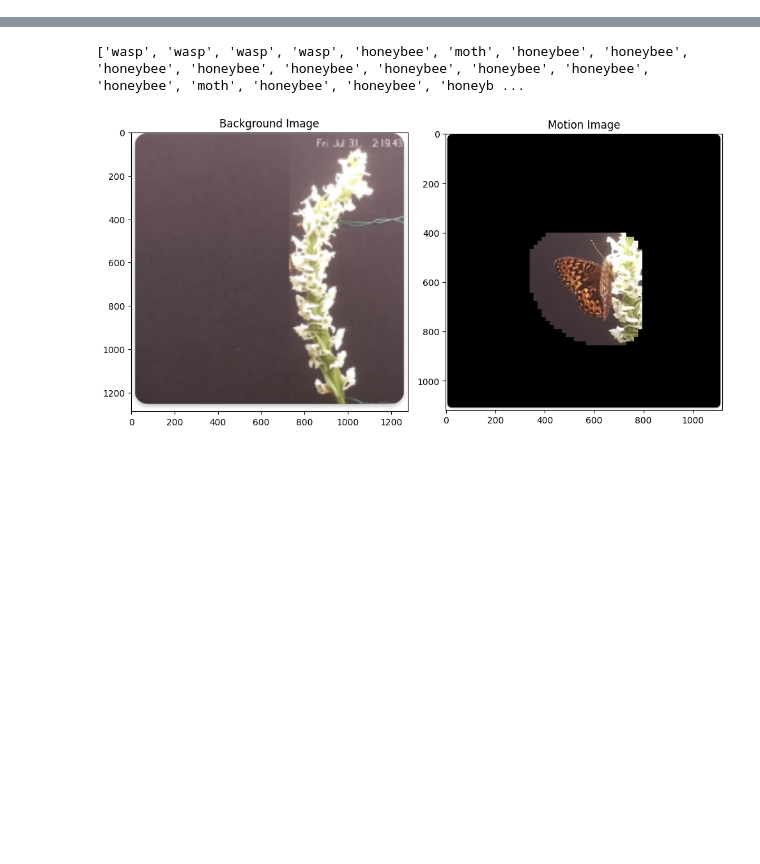
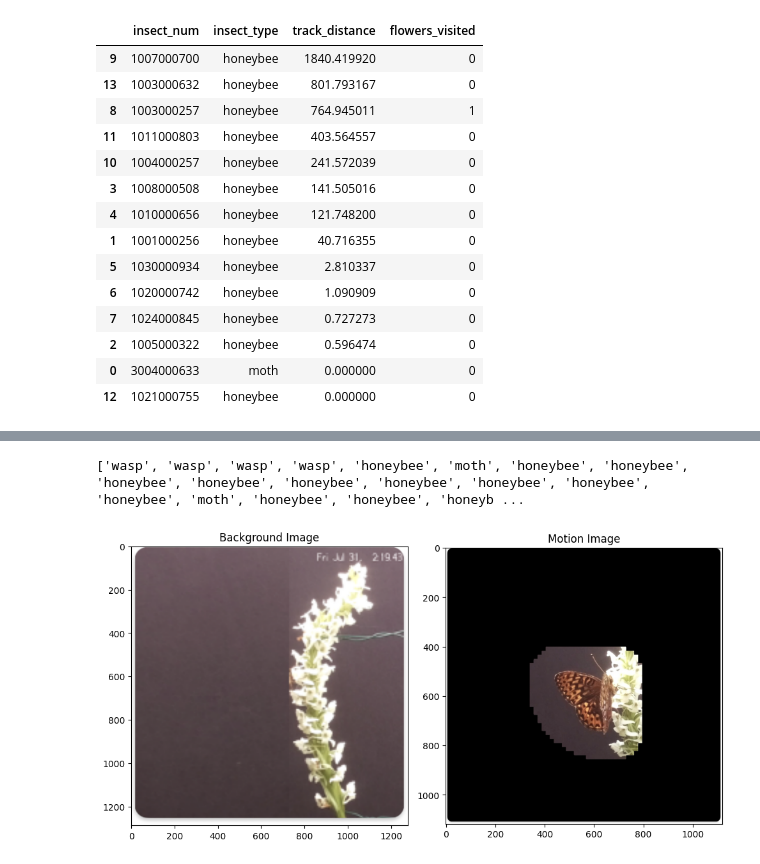
Before and after one commit to malikaratnayake/Polytrack, a Jupyter notebook: track_analysis.ipynb, the cells around one changed output, grey strips where cells are left out. Cells and saved outputs as stored; diff of their text form; code cells hidden in the pictures; blank space fills up the shorter version.

```diff
--- a/track_analysis.ipynb
+++ b/track_analysis.ipynb
@@ -81,0 +130,19 @@ insect_tracks
+# %%
+sorted_summary = track_summary.sort_values(by='track_distance', ascending=False)
+sorted_summary
+# %% [output]
+|  | insect_num | insect_type | track_distance | flowers_visited |
+| 9 | 1007000700 | honeybee | 1840.419920 | 0 |
+| 13 | 1003000632 | honeybee | 801.793167 | 0 |
+| 8 | 1003000257 | honeybee | 764.945011 | 1 |
+| 11 | 1011000803 | honeybee | 403.564557 | 0 |
+| 10 | 1004000257 | honeybee | 241.572039 | 0 |
+| 3 | 1008000508 | honeybee | 141.505016 | 0 |
+| 4 | 1010000656 | honeybee | 121.748200 | 0 |
+| 1 | 1001000256 | honeybee | 40.716355 | 0 |
+| 5 | 1030000934 | honeybee | 2.810337 | 0 |
+| 6 | 1020000742 | honeybee | 1.090909 | 0 |
+| 7 | 1024000845 | honeybee | 0.727273 | 0 |
+| 2 | 1005000322 | honeybee | 0.596474 | 0 |
+| 0 | 3004000633 | moth | 0.000000 | 0 |
+| 12 | 1021000755 | honeybee | 0.000000 | 0 |
```
Also changed, not shown: parts of 12 cells of this notebook, 39 other files.
